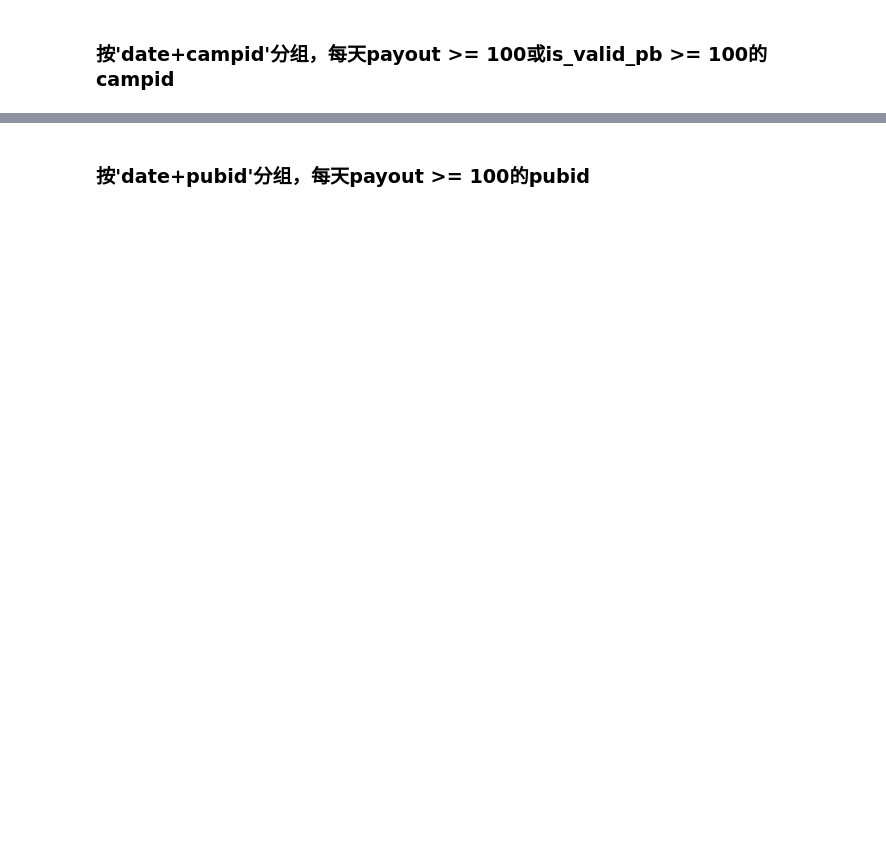
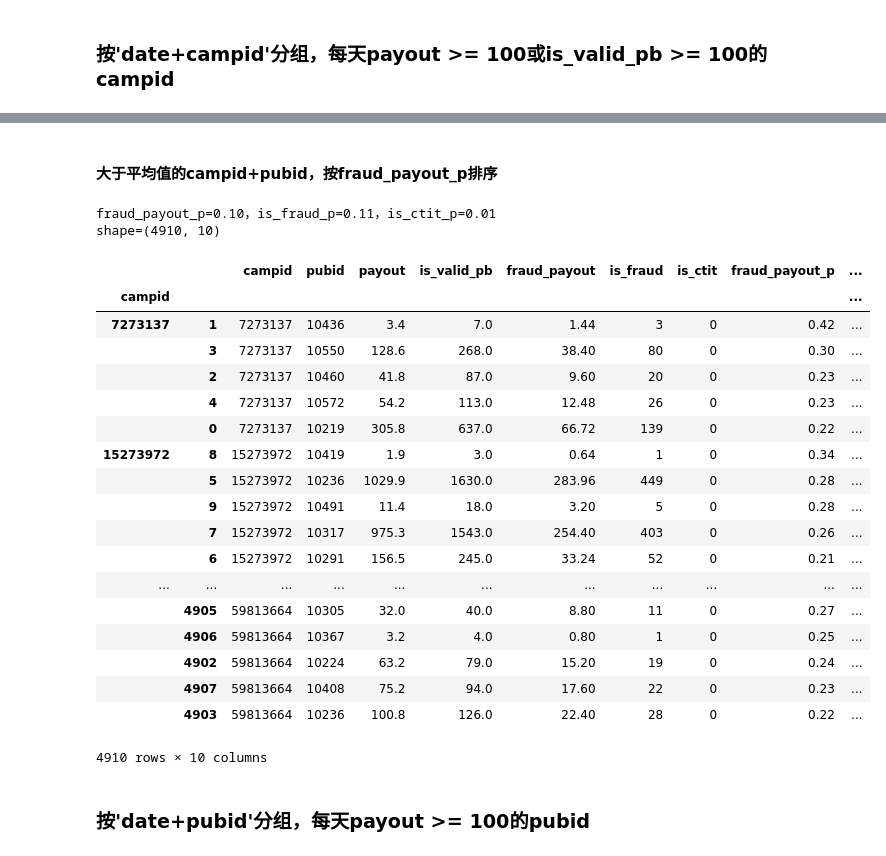
Before and after one commit to uileyar/hello_tf, a Jupyter notebook: fraud/analytic-pubid.ipynb, the cells around one changed output, grey strips where cells are left out. Saved outputs shown, nothing was run; the diff lists cells and outputs as text; code cells hidden in the pictures; blank space fills up the shorter version.

```diff
--- a/fraud/analytic-pubid.ipynb
+++ b/fraud/analytic-pubid.ipynb
@@ -52,14 +53,9 @@ def get_summary_by_date(df):
     return _summary_data(dd)
 
 
-def get_tops(df, df_summary, group_by=['pubid']):
+def get_tops(df, group_by=['pubid']):
     dd = df.groupby(group_by)['payout', 'is_valid_pb', 'fraud_payout', 'is_fraud', 'is_ctit'].aggregate(np.sum)
     dd = _summary_data(dd, False)
-    query_list = []
-    for (date, series) in df_summary.iterrows():
-        query_list.append('(date == "{}" and (fraud_payout_p > {} or is_fraud_p > {} or is_ctit_p > {}))'.format(date, series.fraud_payout_p, series.is_fraud_p, series.is_ctit_p))
-    # print(str_query)
-    dd = dd.query(' or '.join(query_list))
     return dd
 # %% [markdown]
 ### init load
@@ -134,0 +101,12 @@ dd
+# %%
+dd = get_tops(org_df, group_by=['date', 'campid'])
+
+query_list = []
+for (date, series) in df_summary.iterrows():
+    query_list.append('(date == "{}" and (fraud_payout_p > {} or is_fraud_p > {} or is_ctit_p > {}))'.format(date, series.fraud_payout_p, series.is_fraud_p, series.is_ctit_p))
+dd = dd.query(' or '.join(query_list))
+
+dd = dd.reset_index()
+dd = dd.sort_values(by=['date','payout'], ascending=[True,False]).query('is_fraud > 0 and (payout >= 100 or is_valid_pb >= 100)')
+top_campid_list = dd['campid'].unique()
+print('campid {} = {}'.format(len(top_campid_list), top_campid_list))
@@ -134,0 +117,3 @@ dd
+# %%
+top_campid_df = org_df[org_df['campid'].isin(top_campid_list)]
+top_campid_df.head()
@@ -134,0 +127,40 @@ dd
+# %% [markdown]
+#### 大于平均值的campid+pubid，按fraud_payout_p排序
+# %%
+def top_fraud_payout_p(df):
+    return df.sort_values(by=['fraud_payout_p', 'is_fraud_p'], ascending=False)
+
+multiple = 2
+mean = df_summary.mean()
+print('fraud_payout_p={:.2f}，is_fraud_p={:.2f}，is_ctit_p={:.2f}'.format(mean.fraud_payout_p, mean.is_fraud_p, mean.is_ctit_p))
+
+dd = get_tops(top_campid_df, group_by=['campid', 'pubid'])
+dd = dd.query('fraud_payout_p > {} or is_fraud_p > {} or is_ctit_p > {}'.format(mean.fraud_payout_p*multiple, mean.is_fraud_p*multiple, mean.is_ctit_p*multiple))
+dd = dd.reset_index()
+dd = dd.groupby(['campid']).apply(top_fraud_payout_p)
+print('shape={}'.format(dd.shape))
+dd
+#top_campid_pubid_list = dd['pubid'].unique()
+#print('top_campid_pubid_list {} = {}'.format(len(top_campid_pubid_list), top_campid_pubid_list))
+# %% [output]
+fraud_payout_p=0.10，is_fraud_p=0.11，is_ctit_p=0.01
+shape=(4910, 10)
+|  |  | campid | pubid | payout | is_valid_pb | fraud_payout | is_fraud | is_ctit | fraud_payout_p | ... |
+| campid |  |  |  |  |  |  |  |  |  | ... |
+| 7273137 | 1 | 7273137 | 10436 | 3.4 | 7.0 | 1.44 | 3 | 0 | 0.42 | ... |
+|  | 3 | 7273137 | 10550 | 128.6 | 268.0 | 38.40 | 80 | 0 | 0.30 | ... |
+|  | 2 | 7273137 | 10460 | 41.8 | 87.0 | 9.60 | 20 | 0 | 0.23 | ... |
+|  | 4 | 7273137 | 10572 | 54.2 | 113.0 | 12.48 | 26 | 0 | 0.23 | ... |
+|  | 0 | 7273137 | 10219 | 305.8 | 637.0 | 66.72 | 139 | 0 | 0.22 | ... |
+| 15273972 | 8 | 15273972 | 10419 | 1.9 | 3.0 | 0.64 | 1 | 0 | 0.34 | ... |
+|  | 5 | 15273972 | 10236 | 1029.9 | 1630.0 | 283.96 | 449 | 0 | 0.28 | ... |
+|  | 9 | 15273972 | 10491 | 11.4 | 18.0 | 3.20 | 5 | 0 | 0.28 | ... |
+|  | 7 | 15273972 | 10317 | 975.3 | 1543.0 | 254.40 | 403 | 0 | 0.26 | ... |
+|  | 6 | 15273972 | 10291 | 156.5 | 245.0 | 33.24 | 52 | 0 | 0.21 | ... |
+| ... | ... | ... | ... | ... | ... | ... | ... | ... | ... | ... |
+|  | 4905 | 59813664 | 10305 | 32.0 | 40.0 | 8.80 | 11 | 0 | 0.27 | ... |
+|  | 4906 | 59813664 | 10367 | 3.2 | 4.0 | 0.80 | 1 | 0 | 0.25 | ... |
+|  | 4902 | 59813664 | 10224 | 63.2 | 79.0 | 15.20 | 19 | 0 | 0.24 | ... |
+|  | 4907 | 59813664 | 10408 | 75.2 | 94.0 | 17.60 | 22 | 0 | 0.23 | ... |
+|  | 4903 | 59813664 | 10236 | 100.8 | 126.0 | 22.40 | 28 | 0 | 0.22 | ... |
+4910 rows × 10 columns
```
Also changed, not shown: parts of 13 cells of this notebook, 1 other file.
